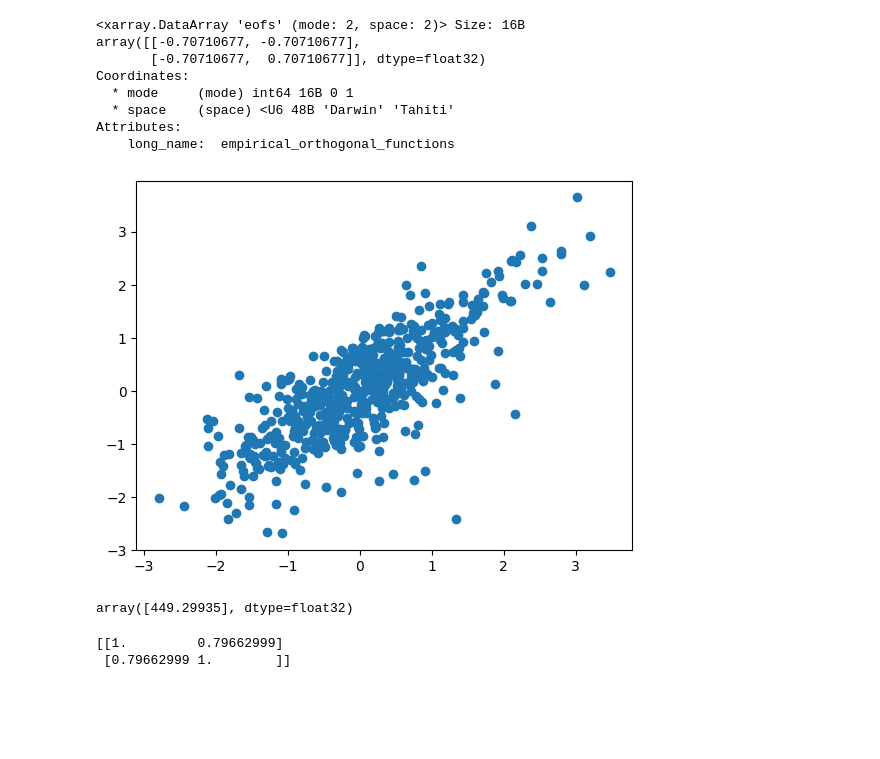
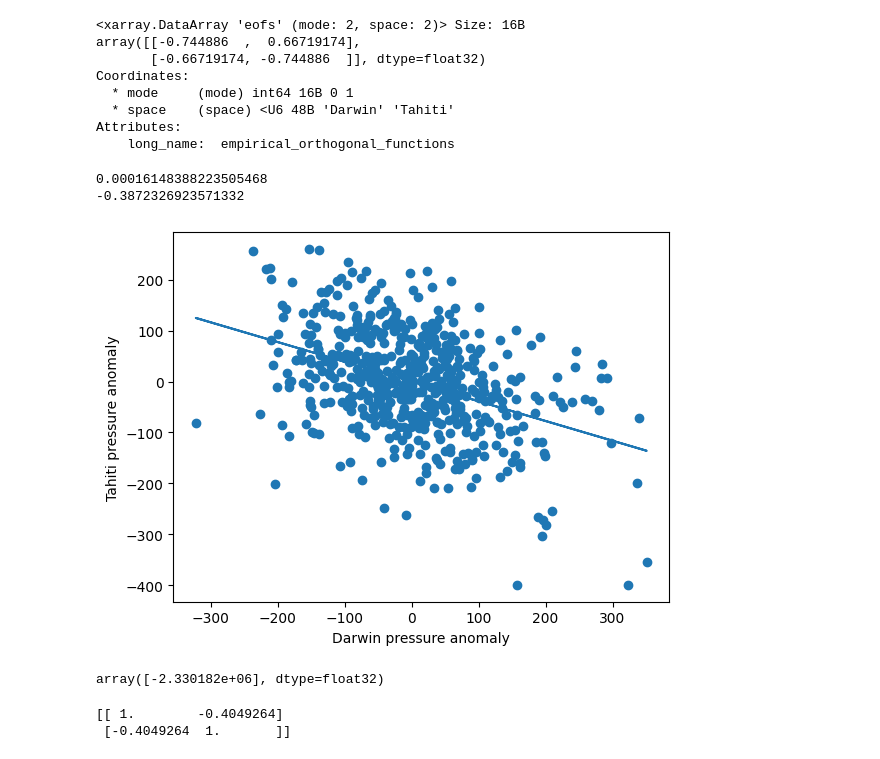
Before and after one commit to johanmon/Statistics, a Jupyter notebook: project/third.ipynb, the cells around one changed output. Saved outputs shown, nothing was run; the diff lists cells and outputs as text; code cells hidden in the pictures; blank space fills up the shorter version.

```diff
--- a/project/third.ipynb
+++ b/project/third.ipynb
@@ -19,20 +20,15 @@ from eofs.xarray import Eof
 path_name = './data/mslp.mon.mean.nc'
 ds = xr.open_dataset(path_name, decode_timedelta=True)
 
-
-darwin = ds.sel(lat=slice(-7.5,-12.5)).sel(lon=slice(127.5,132,5)).mean(dim=("lat", "lon"))
-tahiti = ds.sel(lat=slice(-12.5,-17.5)).sel(lon=slice(145,150)).mean(dim=("lat", "lon"))
-
-# remove the mean
-
-darwin = darwin.mslp.groupby("time.month") - darwin.mslp.groupby("time.month").mean("time")
-tahiti = tahiti.mslp.groupby("time.month") - tahiti.mslp.groupby("time.month").mean("time")
+mslp = ds.mslp
 
 # standardise
 
-darwin = darwin / darwin.std(dim="time")
-tahiti  = tahiti / tahiti.std(dim="time")
+mslp = mslp.groupby("time.month") - mslp.groupby("time.month").mean("time")
+#mslp = mslp / mslp.std(dim="time")
 
+darwin = mslp.sel(lat=slice(-10,-15)).sel(lon=slice(127.5,132.5)).mean(dim=("lat", "lon"))
+tahiti = mslp.sel(lat=slice(-12.5,-17.5)).sel(lon=slice(212.5,217.5)).mean(dim=("lat", "lon"))
 
 elnino = xr.concat([darwin, tahiti], dim="space")
 elnino = elnino.transpose("time", "space")
@@ -49,8 +45,8 @@ variance = solver.varianceFraction()
 print(eofs)
 # %% [output]
 <xarray.DataArray 'eofs' (mode: 2, space: 2)> Size: 16B
-array([[-0.70710677, -0.70710677],
-       [-0.70710677,  0.70710677]], dtype=float32)
+array([[-0.744886  ,  0.66719174],
+       [-0.66719174, -0.744886  ]], dtype=float32)
 Coordinates:
   * mode     (mode) int64 16B 0 1
   * space    (space) <U6 48B 'Darwin' 'Tahiti'
@@ -58,15 +54,25 @@ Attributes:
     long_name:  empirical_orthogonal_functions
 # %%
 plt.scatter(darwin, tahiti)
+
+b, a = np.polyfit(darwin, tahiti, 1)
+plt.plot(darwin, a + b*darwin)
+plt.xlabel("Darwin pressure anomaly")
+plt.ylabel("Tahiti pressure anomaly")
 plt.savefig('darwin-tahiti-scatter.pdf')
+
+print(a)
+print(b)
 # %% [output]
+0.00016148388223505468
+-0.3872326923571332
-[figure, old version]
+[figure, new version]
 # %%
 np.correlate(darwin, tahiti)
 # %% [output]
-array([449.29935], dtype=float32)
+array([-2.330182e+06], dtype=float32)
 # %%
 print(np.corrcoef(darwin,tahiti))
 # %% [output]
-[[1.         0.79662999]
- [0.79662999 1.        ]]
+[[ 1.        -0.4049264]
+ [-0.4049264  1.       ]]
```
Also changed, not shown: parts of 14 cells of this notebook, 35 other files.
